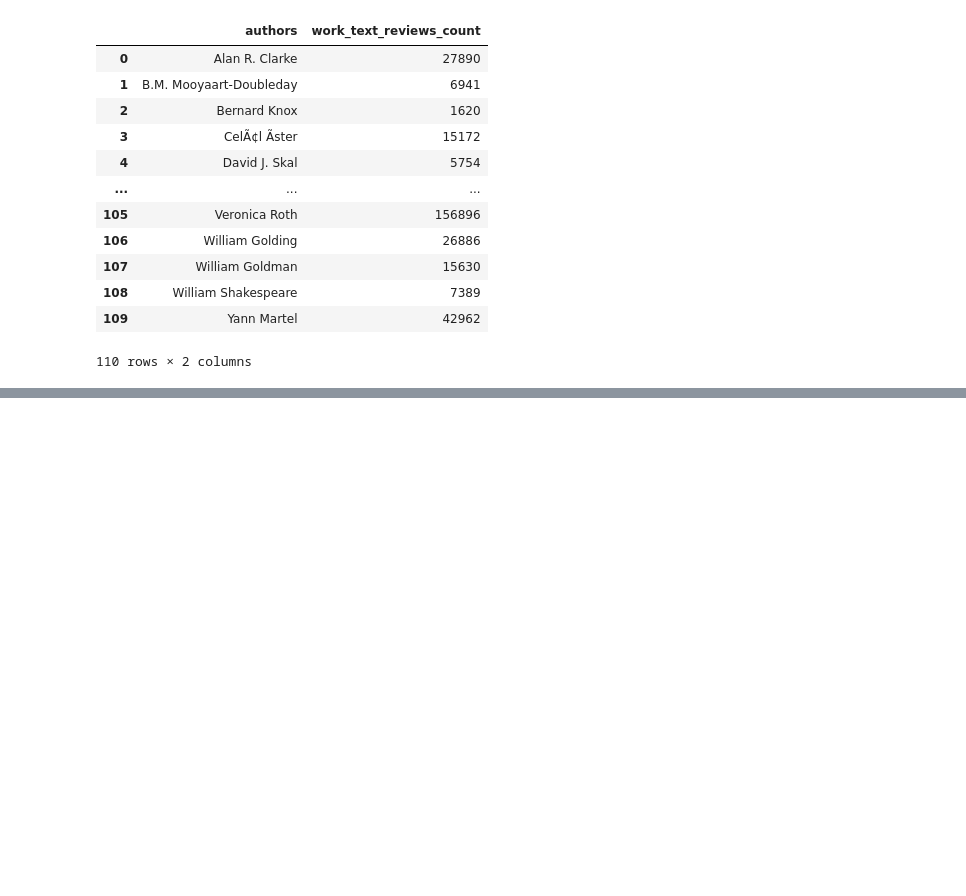
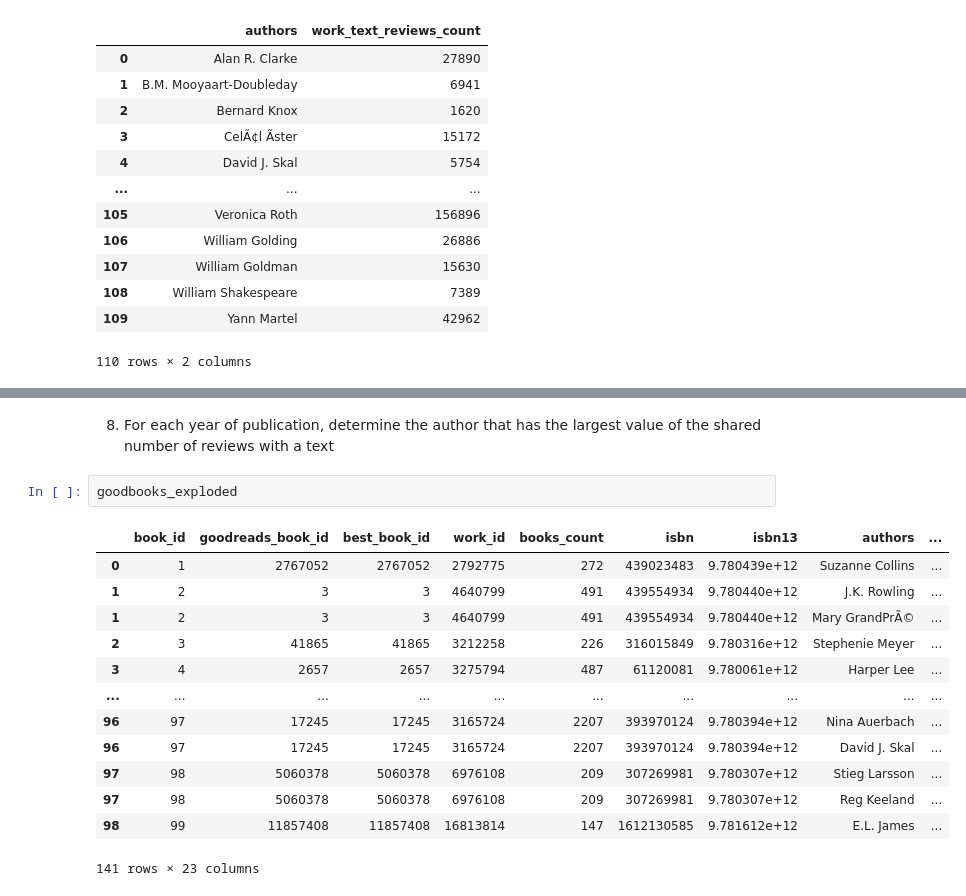
Before and after one commit to corinnastrada/pandas_uni_project, a Jupyter notebook: script_progetto.ipynb, the cells around one changed output, grey strips where cells are left out. Drawn from its saved outputs; the diff is of its cells as text; blank space fills up the shorter version.

```diff
--- a/script_progetto.ipynb
+++ b/script_progetto.ipynb
@@ -369,3 +381,21 @@ authors_review.sort_values(by='authors', ascending=True)
 | 108 | William Shakespeare | 7389 |
 | 109 | Yann Martel | 42962 |
 110 rows × 2 columns
+# %% [markdown]
+8. For each year of publication, determine the author that has the largest value of the shared number of reviews with a text
+# %%
+goodbooks_exploded
+# %% [output]
+|  | book_id | goodreads_book_id | best_book_id | work_id | books_count | isbn | isbn13 | authors | ... |
+| 0 | 1 | 2767052 | 2767052 | 2792775 | 272 | 439023483 | 9.780439e+12 | Suzanne Collins | ... |
+| 1 | 2 | 3 | 3 | 4640799 | 491 | 439554934 | 9.780440e+12 | J.K. Rowling | ... |
+| 1 | 2 | 3 | 3 | 4640799 | 491 | 439554934 | 9.780440e+12 | Mary GrandPrÃ© | ... |
+| 2 | 3 | 41865 | 41865 | 3212258 | 226 | 316015849 | 9.780316e+12 | Stephenie Meyer | ... |
+| 3 | 4 | 2657 | 2657 | 3275794 | 487 | 61120081 | 9.780061e+12 | Harper Lee | ... |
+| ... | ... | ... | ... | ... | ... | ... | ... | ... | ... |
+| 96 | 97 | 17245 | 17245 | 3165724 | 2207 | 393970124 | 9.780394e+12 | Nina Auerbach | ... |
+| 96 | 97 | 17245 | 17245 | 3165724 | 2207 | 393970124 | 9.780394e+12 | David J. Skal | ... |
+| 97 | 98 | 5060378 | 5060378 | 6976108 | 209 | 307269981 | 9.780307e+12 | Stieg Larsson | ... |
+| 97 | 98 | 5060378 | 5060378 | 6976108 | 209 | 307269981 | 9.780307e+12 | Reg Keeland | ... |
+| 98 | 99 | 11857408 | 11857408 | 16813814 | 147 | 1612130585 | 9.781612e+12 | E.L. James | ... |
+141 rows × 23 columns
```
Also changed, not shown: parts of 4 cells of this notebook.
